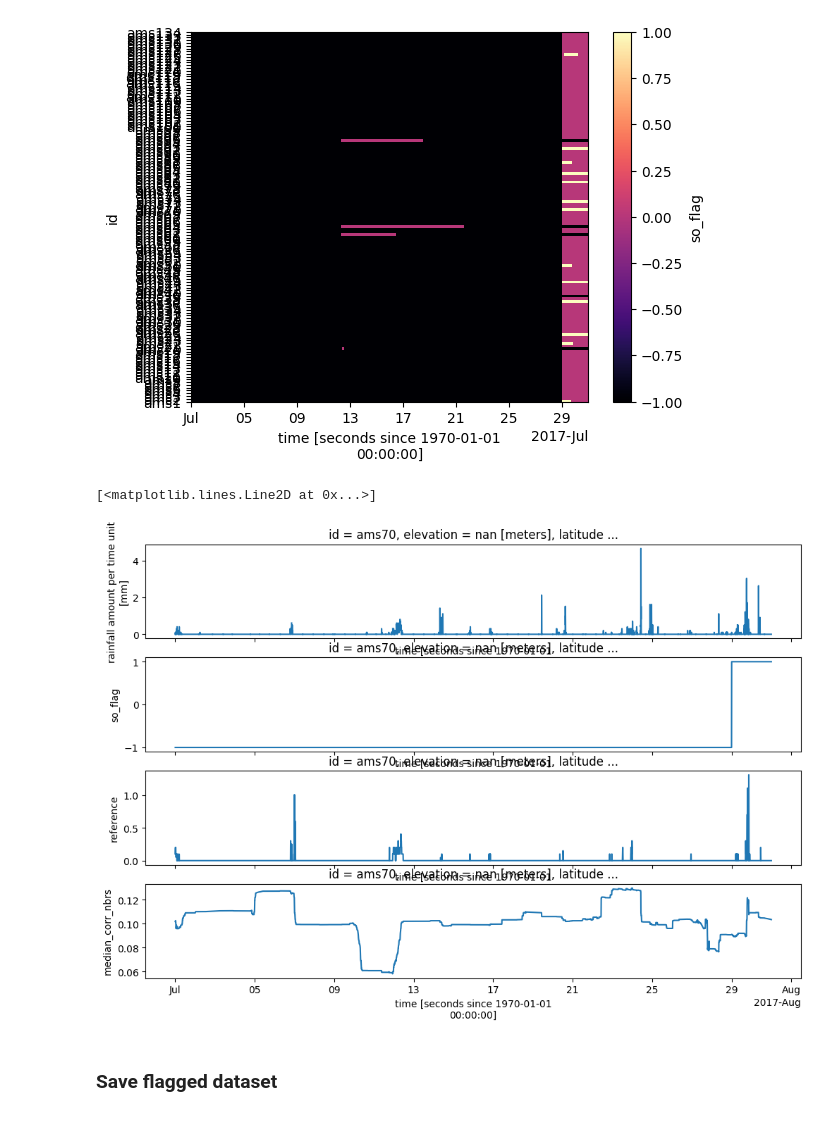
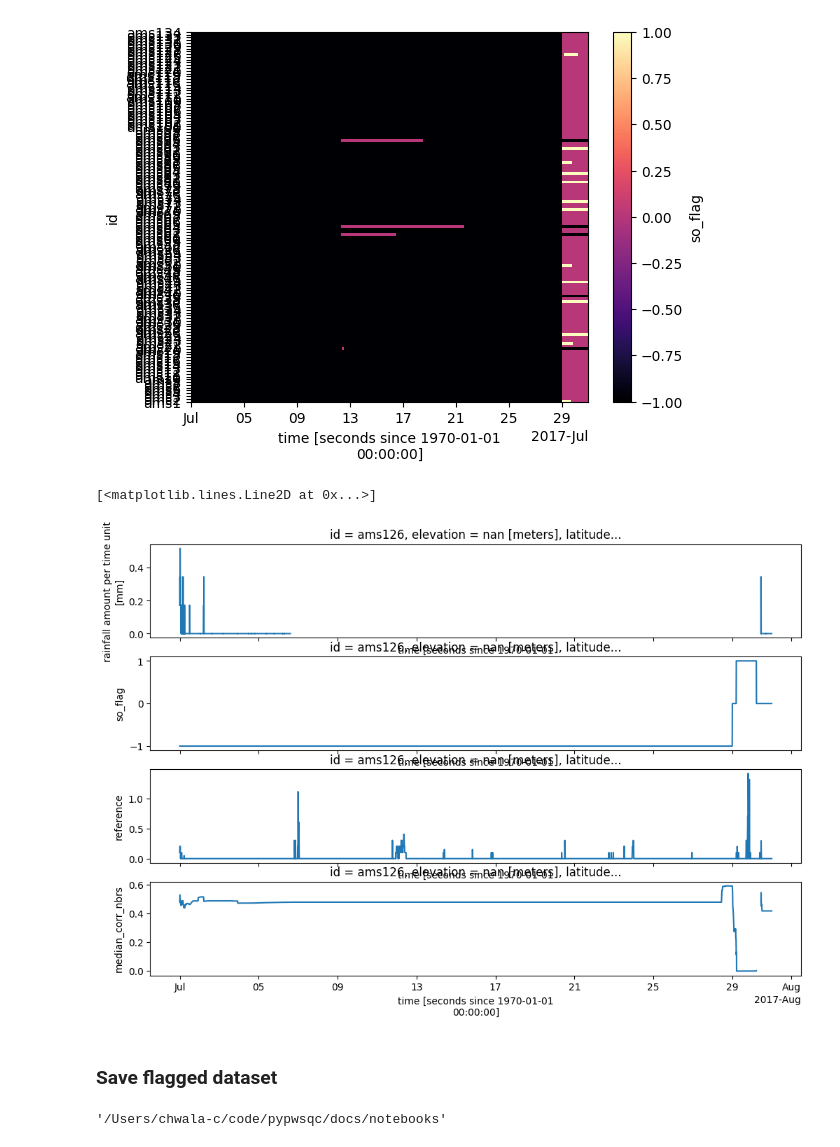
Before and after one commit to OpenSenseAction/pypwsqc, a Jupyter notebook: docs/notebooks/Station_Outlier_filter.ipynb, the cells around one changed output. Drawn from its saved outputs; the diff is of its cells as text; code cells hidden in the pictures.

Commit message:
document another strange (worht a discussion) so_flag example in the notebook
for station ams126, see cell 80 of notebook

```diff
--- a/docs/notebooks/Station_Outlier_filter.ipynb
+++ b/docs/notebooks/Station_Outlier_filter.ipynb
@@ -177,16 +177,20 @@ ds_pws_flagged.so_flag.plot(cmap="magma")
 # %%
 import matplotlib.pyplot as plt
 
-pws_id = "ams70"
+pws_id = "ams126"
 fig, axs = plt.subplots(4, 1, figsize=(12, 8), sharex=True)
 ds_pws.sel(id=pws_id).rainfall.plot(ax=axs[0])
 ds_pws.sel(id=pws_id).so_flag.plot(ax=axs[1])
 ds_pws.sel(id=pws_id).reference.plot(ax=axs[2])
 ds_pws.sel(id=pws_id).median_corr_nbrs.plot(ax=axs[3])
 # %% [output]
 [<matplotlib.lines.Line2D at 0x...>]
-[figure, old version]
+[figure, new version]
 # %% [markdown]
 ### Save flagged dataset
 # %%
 ds_pws_flagged.to_netcdf("so_flagged_dataset.nc")
+# %%
+pwd
+# %% [output]
+'/Users/chwala-c/code/pypwsqc/docs/notebooks'
```
Also changed, not shown: parts of 6 cells of this notebook.
